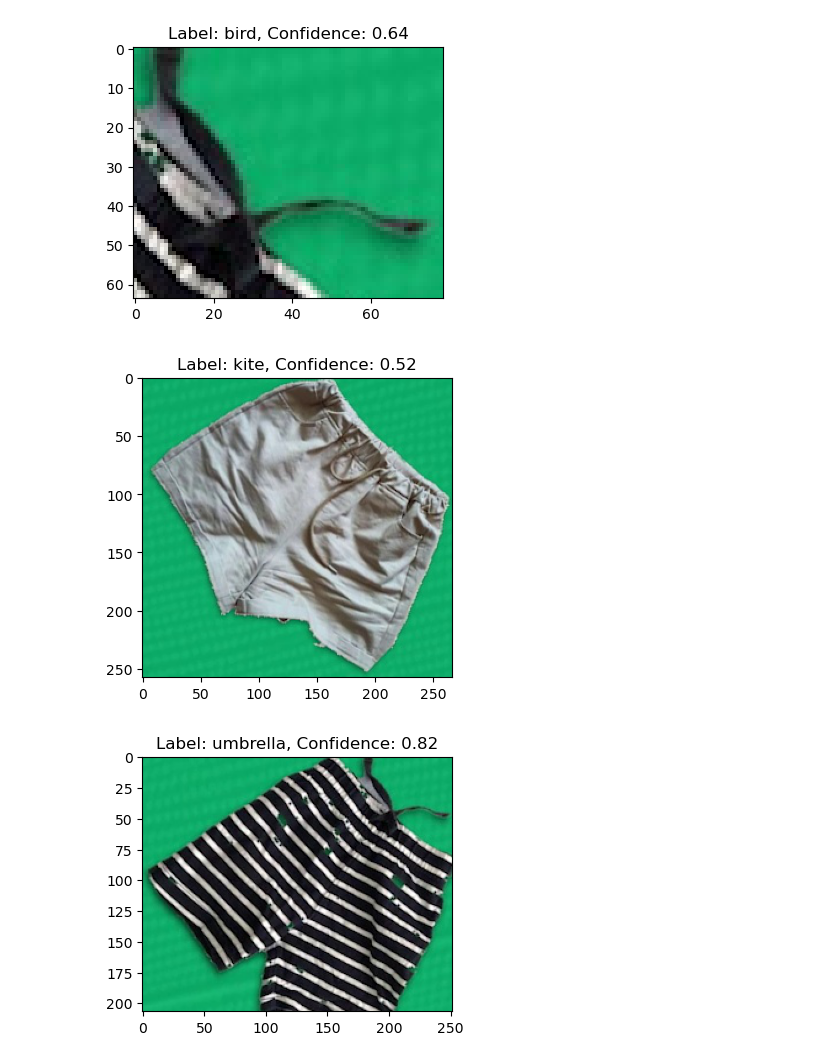
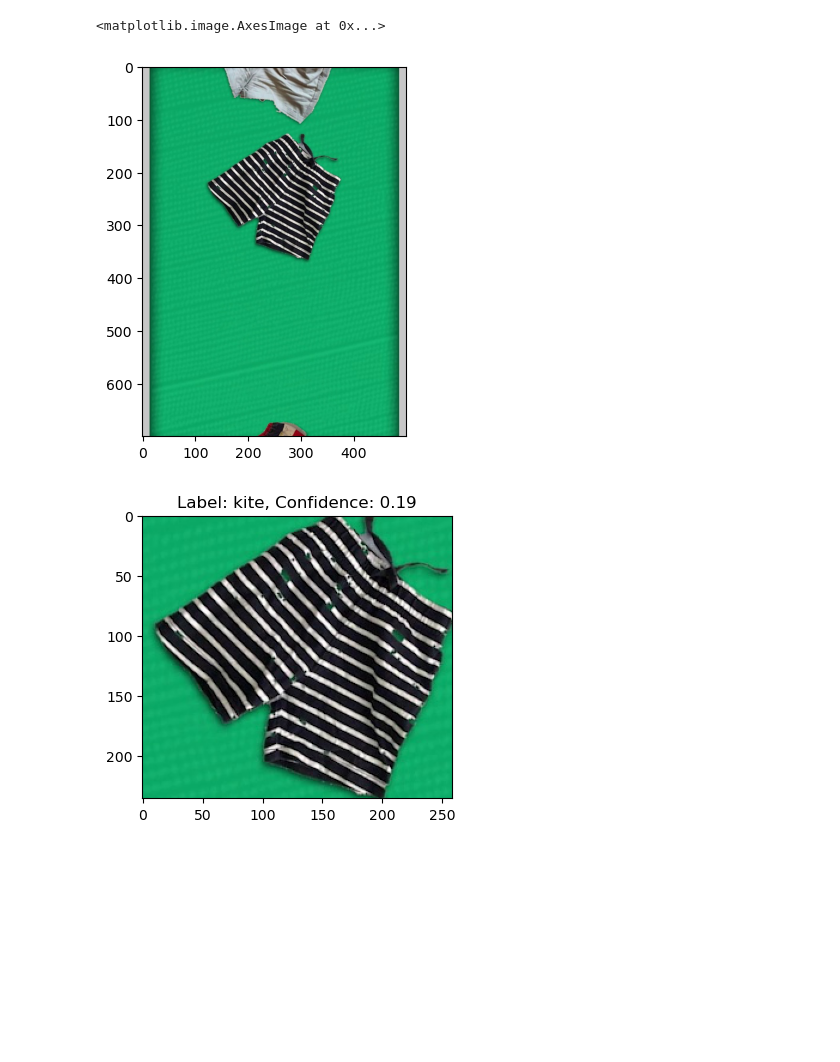
Before and after one commit to kohnmart/master-projekt, a Jupyter notebook: notebooks/pytorch/segmentation/yolo.ipynb, the cells around one changed output. Drawn from its saved outputs; the diff is of its cells as text; code cells hidden in the pictures; blank space fills up the shorter version.

```diff
--- a/notebooks/pytorch/segmentation/yolo.ipynb
+++ b/notebooks/pytorch/segmentation/yolo.ipynb
@@ -58,39 +21,51 @@ image = image.rotate(0)
+# %%
+relative_path = get_training_data_path('production', 'band')
+fullpath = os.path.join(relative_path, 'frame_205_.jpg')
+image = Image.open(fullpath)
+
+image = np.array(image)
+
+
+plt.imshow(image)
+# %% [output]
+<matplotlib.image.AxesImage at 0x...>
+[figure, added]
 # %%
 def process(image):
     inputs = image_processor(images=image, return_tensors="pt")
     outputs = model(**inputs)
 
     logits = outputs.logits
     bboxes = outputs.pred_boxes
 
     image_np = np.array(image)  # Convert the image to a NumPy array once
     height, width, _ = image_np.shape
     target_sizes = torch.tensor([[height, width]])  # Note the double square brackets
 
-    results = image_processor.post_process_object_detection(outputs, threshold=0.5, target_sizes=target_sizes)[0]
+    results = image_processor.post_process_object_detection(outputs, threshold=0.16, target_sizes=target_sizes)[0]
     # Iterate over detected objects and process bounding boxes
     for score, label, box in zip(results["scores"], results["labels"], results["boxes"]):
         box = box.detach().numpy()  # Detach tensor and convert to numpy array
         x_min, y_min, x_max, y_max = map(int, box)
         # Ensure bounding box is within image dimensions
         x_min = max(0, x_min)
         y_min = max(0, y_min)
         x_max = min(width, x_max)
         y_max = min(height, y_max)
 
 
+
         cropped_image = image_np[y_min:y_max, x_min:x_max]
-
-        # Display the cropped image
-        fig, ax_cropped = plt.subplots(1, figsize=(4, 4))  # Use reasonable size for the cropped image
-        ax_cropped.imshow(cropped_image)
-        ax_cropped.set_title(f'Label: {model.config.id2label[label.item()]}, Confidence: {score.item():0.2f}')
-        plt.show()
+        x, y = cropped_image.shape[:2]
+        if 100 <= y_min <= 200 and (x * y >= 60000):
+            # Display the cropped image
+            fig, ax_cropped = plt.subplots(1, figsize=(4, 4))  # Use reasonable size for the cropped image
+            ax_cropped.imshow(cropped_image)
+            ax_cropped.set_title(f'Label: {model.config.id2label[label.item()]}, Confidence: {score.item():0.2f}')
+            plt.show()
 
 
 # Replace `image` with your actual image variable
 process(image)
 # %% [output]
-[figure, old version]
+[figure, new version]
-[figure, removed]
-[figure, removed]
```
Also changed, not shown: parts of 4 cells of this notebook, 5 other files.
